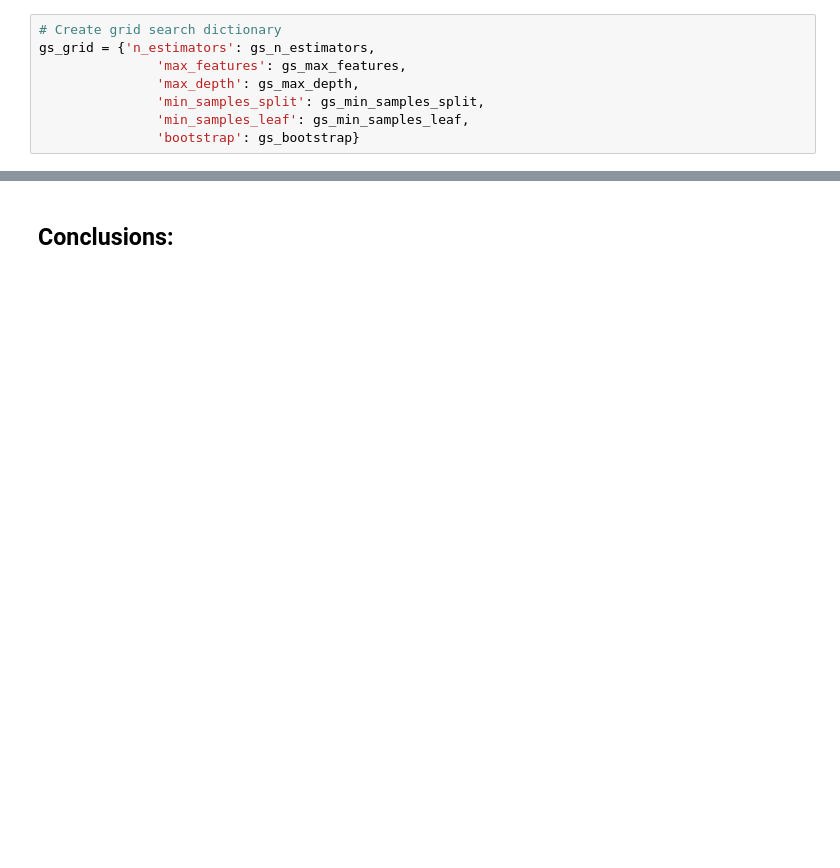
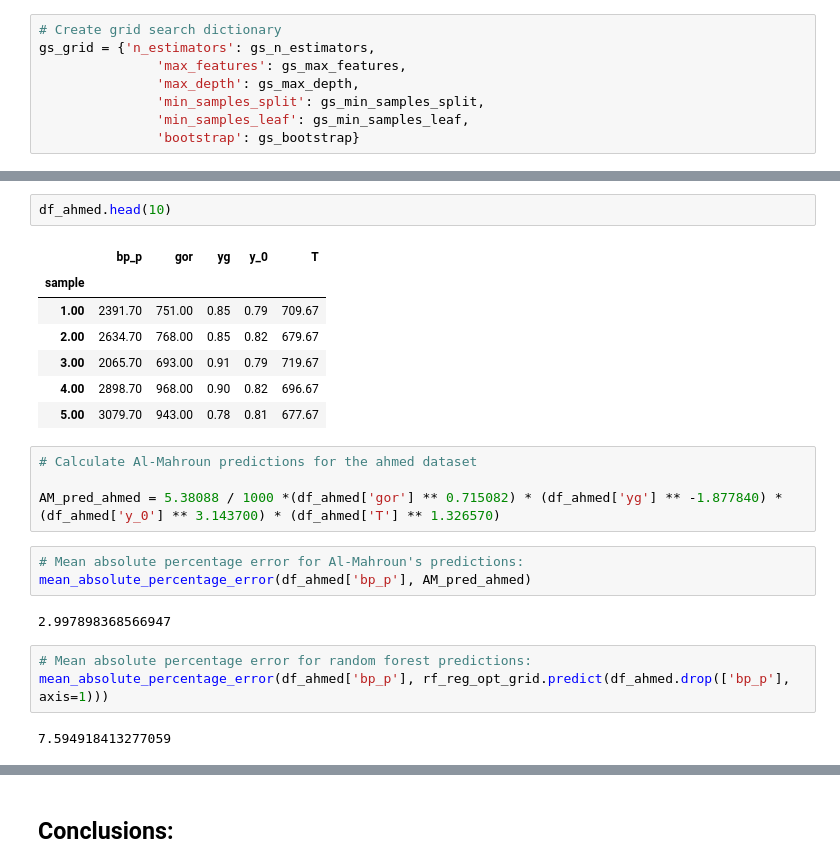
Before and after one commit to connormca12/Springboard-Projects, a Jupyter notebook: predicting_bubblepoint_pressure/notebooks/predict_bpp.ipynb, the cells around one changed output, grey strips where cells are left out. Drawn from its saved outputs; the diff is of its cells as text; blank space fills up the shorter version.

```diff
--- a/predicting_bubblepoint_pressure/notebooks/predict_bpp.ipynb
+++ b/predicting_bubblepoint_pressure/notebooks/predict_bpp.ipynb
@@ -458,3 +533,27 @@ Correlation coefficient: 0.992
+# %%
+df_ahmed.head(10)
+# %% [output]
+|  | bp_p | gor | yg | y_0 | T |
+| sample |  |  |  |  |  |
+| 1.00 | 2391.70 | 751.00 | 0.85 | 0.79 | 709.67 |
+| 2.00 | 2634.70 | 768.00 | 0.85 | 0.82 | 679.67 |
+| 3.00 | 2065.70 | 693.00 | 0.91 | 0.79 | 719.67 |
+| 4.00 | 2898.70 | 968.00 | 0.90 | 0.82 | 696.67 |
+| 5.00 | 3079.70 | 943.00 | 0.78 | 0.81 | 677.67 |
+# %%
+# Calculate Al-Mahroun predictions for the ahmed dataset
+
+AM_pred_ahmed = 5.38088 / 1000 *(df_ahmed['gor'] ** 0.715082) * (df_ahmed['yg'] ** -1.877840) * (df_ahmed['y_0'] ** 3.143700) * (df_ahmed['T'] ** 1.326570)
+# %%
+# Mean absolute percentage error for Al-Mahroun's predictions:
+mean_absolute_percentage_error(df_ahmed['bp_p'], AM_pred_ahmed)
+# %% [output]
+2.997898368566947
+# %%
+# Mean absolute percentage error for random forest predictions:
+mean_absolute_percentage_error(df_ahmed['bp_p'], rf_reg_opt_grid.predict(df_ahmed.drop(['bp_p'], axis=1)))
+# %% [output]
+7.594918413277059
 # %%
 # Plot the predicted values vs the actual values of bubblepoint pressure
 
```
Also changed, not shown: parts of 36 cells of this notebook.
